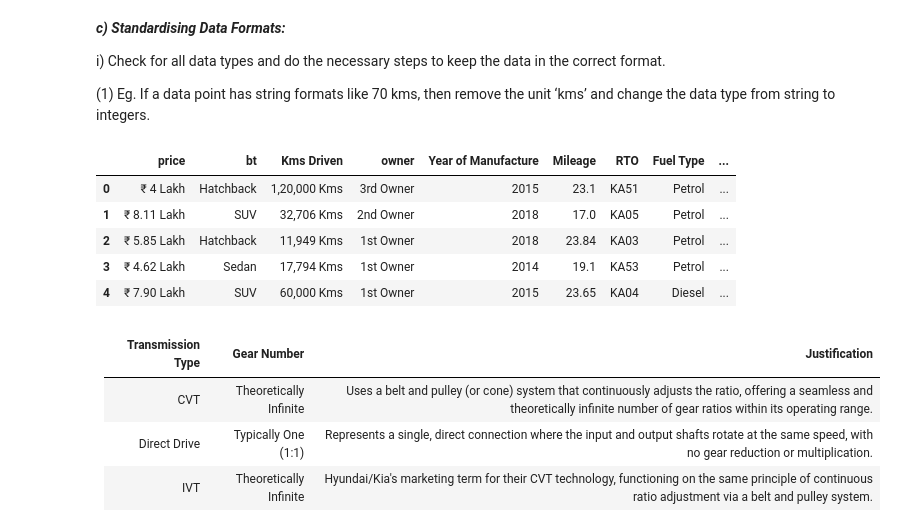
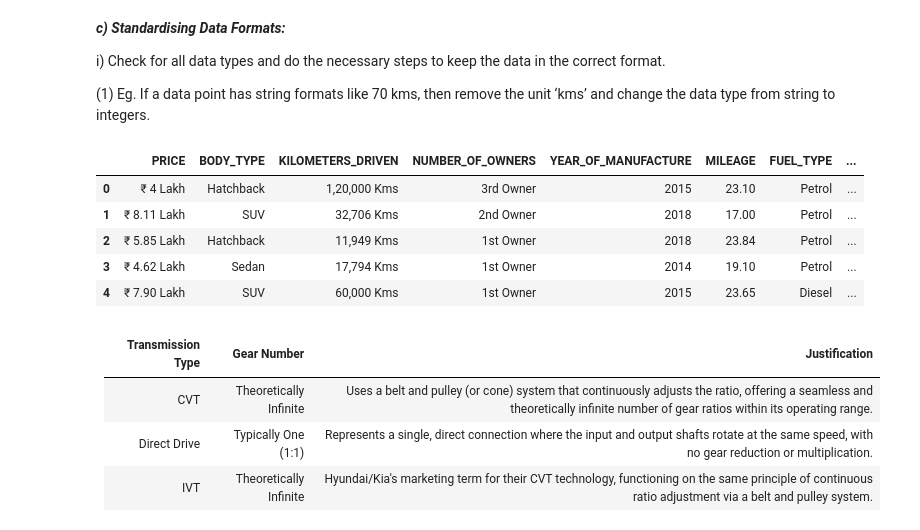
Before and after one commit to buvir/Car-Dheko_Used_Car_Price_Prediction, a Jupyter notebook: Final_Data_cleaning.ipynb, the cells around one changed output. Saved outputs shown, nothing was run; the diff lists cells and outputs as text; code cells hidden in the pictures.

```diff
--- a/Final_Data_cleaning.ipynb
+++ b/Final_Data_cleaning.ipynb
@@ -533,3 +533,22 @@ with pd.option_context('display.max_rows', None, 'display.width', 1000):
 10         TRANSMISSION  string[python]            8369          0            0.00
 11                SEATS  string[python]            8369          0            0.00
 12            CITY_NAME  string[python]            8369          0            0.00
+# %%
+import pandas as pd
+
+file_name=r"csv_files/cars_filled_removed.csv"
+
+# Read the CSV file into a Pandas DataFrame
+df_check = pd.read_csv(file_name)
+
+nan_summary = pd.DataFrame({
+    'Column': df_check.columns,
+    'Data Type': df_check.dtypes,
+    'Non-Null Count': df_check.notna().sum(),
+    'NaN Count': df_check.isna().sum(),
+    'NaN Percentage': (df_check.isna().mean() * 100).round(2)
+}).reset_index(drop=True)
+
+# Display ALL rows without truncation
+with pd.option_context('display.max_rows', None, 'display.width', 1000):
+    print(nan_summary)
@@ -535,0 +570,2 @@ with pd.option_context('display.max_rows', None, 'display.width', 1000):
+# %%
+df=df_check
@@ -965,14 +687,14 @@ i)	Check for all data types and do the necessary steps to keep the data in the c
 
 (1)	Eg. If a data point has string formats like 70 kms, then remove the unit ‘kms’ and change the data type from string to integers.
 # %%
-df_detected_dtypes.head()
+df.head()
 # %% [output]
-|  | price | bt | Kms Driven | owner | Year of Manufacture | Mileage | RTO | Fuel Type | ... |
-| 0 | ₹ 4 Lakh | Hatchback | 1,20,000 Kms | 3rd Owner | 2015 | 23.1 | KA51 | Petrol | ... |
-| 1 | ₹ 8.11 Lakh | SUV | 32,706 Kms | 2nd Owner | 2018 | 17.0 | KA05 | Petrol | ... |
-| 2 | ₹ 5.85 Lakh | Hatchback | 11,949 Kms | 1st Owner | 2018 | 23.84 | KA03 | Petrol | ... |
-| 3 | ₹ 4.62 Lakh | Sedan | 17,794 Kms | 1st Owner | 2014 | 19.1 | KA53 | Petrol | ... |
-| 4 | ₹ 7.90 Lakh | SUV | 60,000 Kms | 1st Owner | 2015 | 23.65 | KA04 | Diesel | ... |
+|  | PRICE | BODY_TYPE | KILOMETERS_DRIVEN | NUMBER_OF_OWNERS | YEAR_OF_MANUFACTURE | MILEAGE | FUEL_TYPE | ... |
+| 0 | ₹ 4 Lakh | Hatchback | 1,20,000 Kms | 3rd Owner | 2015 | 23.10 | Petrol | ... |
+| 1 | ₹ 8.11 Lakh | SUV | 32,706 Kms | 2nd Owner | 2018 | 17.00 | Petrol | ... |
+| 2 | ₹ 5.85 Lakh | Hatchback | 11,949 Kms | 1st Owner | 2018 | 23.84 | Petrol | ... |
+| 3 | ₹ 4.62 Lakh | Sedan | 17,794 Kms | 1st Owner | 2014 | 19.10 | Petrol | ... |
+| 4 | ₹ 7.90 Lakh | SUV | 60,000 Kms | 1st Owner | 2015 | 23.65 | Diesel | ... |
 # %% [markdown]
 | Transmission Type | Gear Number        | Justification                                                                                                                                                              |
 |-------------------|--------------------|--------------------------------------------------------------------------------------------------------------------------------------------------------------------------|
```
Also changed, not shown: parts of 13 cells of this notebook, 3 other files.
